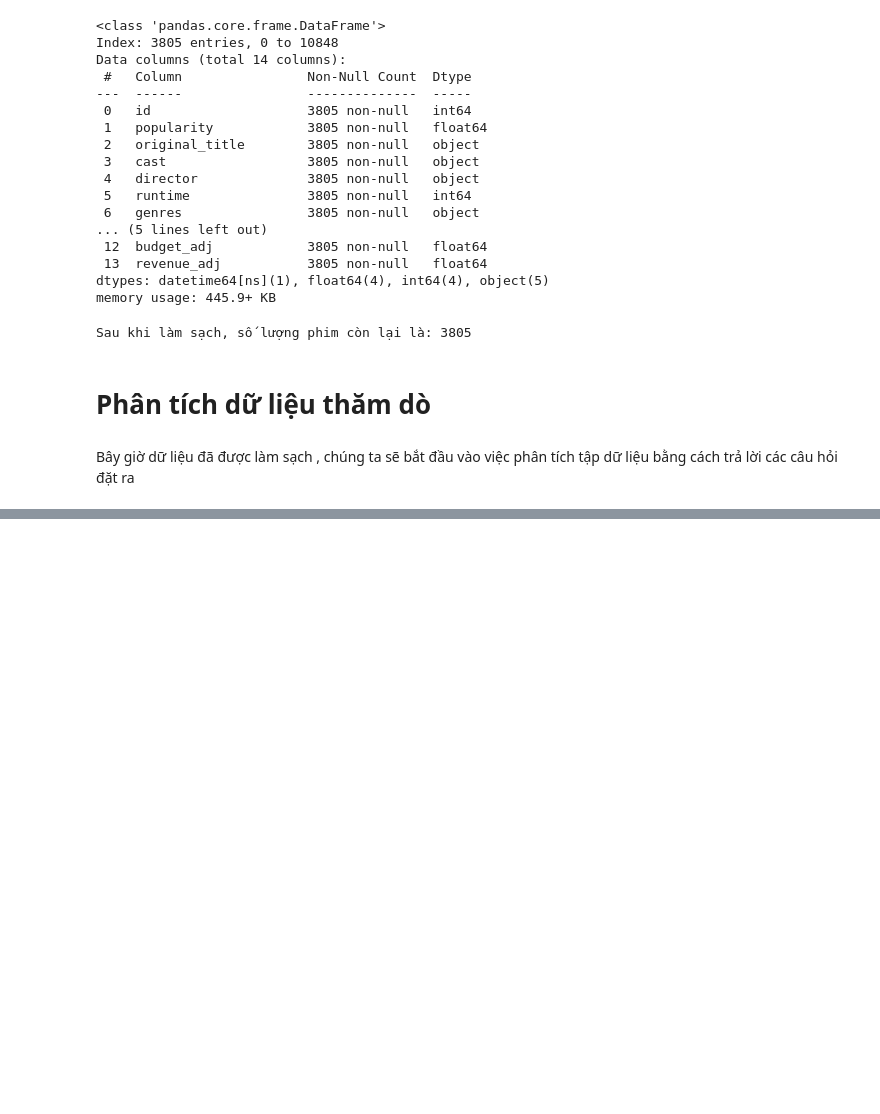
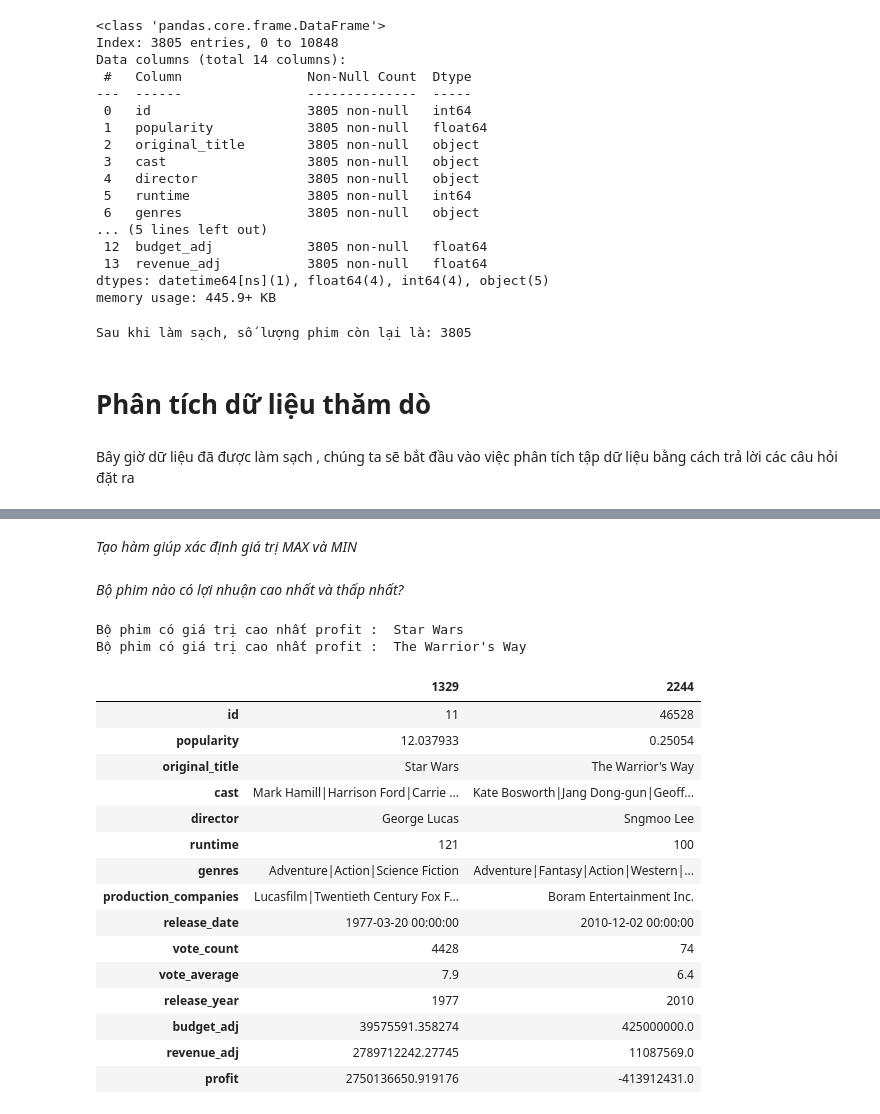
Before and after one commit to Nnguyen-dev2805/PYTHON_FinalProject, a Jupyter notebook: report.ipynb, the cells around one changed output, grey strips where cells are left out. Saved outputs shown, nothing was run; the diff lists cells and outputs as text; code cells hidden in the pictures; blank space fills up the shorter version.

```diff
--- a/report.ipynb
+++ b/report.ipynb
@@ -303,0 +317,40 @@ Bây giờ dữ liệu đã được làm sạch , chúng ta sẽ bắt đầu v
+# %% [markdown]
+*Tạo hàm giúp xác định giá trị MAX và MIN*
+# %%
+# Sử dụng hàm idxmin()/idxmax() để lấy nhãn hàng có giá trị nhỏ nhất và lớn nhất
+def getMinMax(x):
+    # Trả về index của hàng có giá trị lớn nhất trong cột
+    highest=df[x].idxmax()
+    # .loc dùng để truy xuất dòng dữ liệu tại chỉ mục index
+    # Kết quả df.loc là một Series(1 dòng của DataFrame) đang muốn chuyển thành DataFrame để có các hàm dễ xử lý
+    highest_details=pd.DataFrame(df.loc[highest])
+    lowest=df[x].idxmin()
+    lowest_details=pd.DataFrame(df.loc[lowest])
+    # Trả về tên bộ phim ở chị mục dòng highest
+    print('Bộ phim có giá trị cao nhất '+x+' : ',df['original_title'][highest])
+    print('Bộ phim có giá trị cao nhất '+x+' : ',df['original_title'][lowest])
+    # Thông tin bộ phim max và min sẽ được ghép vào cùng 1 DataFrame theo chiều ngang
+    return pd.concat([highest_details,lowest_details],axis=1)
+# %% [markdown]
+*Bộ phim nào có lợi nhuận cao nhất và thấp nhất?*
+# %%
+getMinMax('profit')
+# %% [output]
+Bộ phim có giá trị cao nhất profit :  Star Wars
+Bộ phim có giá trị cao nhất profit :  The Warrior's Way
+|  | 1329 | 2244 |
+| id | 11 | 46528 |
+| popularity | 12.037933 | 0.25054 |
+| original_title | Star Wars | The Warrior's Way |
+| cast | Mark Hamill|Harrison Ford|Carrie ... | Kate Bosworth|Jang Dong-gun|Geoff... |
+| director | George Lucas | Sngmoo Lee |
+| runtime | 121 | 100 |
+| genres | Adventure|Action|Science Fiction | Adventure|Fantasy|Action|Western|... |
+| production_companies | Lucasfilm|Twentieth Century Fox F... | Boram Entertainment Inc. |
+| release_date | 1977-03-20 00:00:00 | 2010-12-02 00:00:00 |
+| vote_count | 4428 | 74 |
+| vote_average | 7.9 | 6.4 |
+| release_year | 1977 | 2010 |
+| budget_adj | 39575591.358274 | 425000000.0 |
+| revenue_adj | 2789712242.27745 | 11087569.0 |
+| profit | 2750136650.919176 | -413912431.0 |
```
Also changed, not shown: parts of 12 cells of this notebook.
